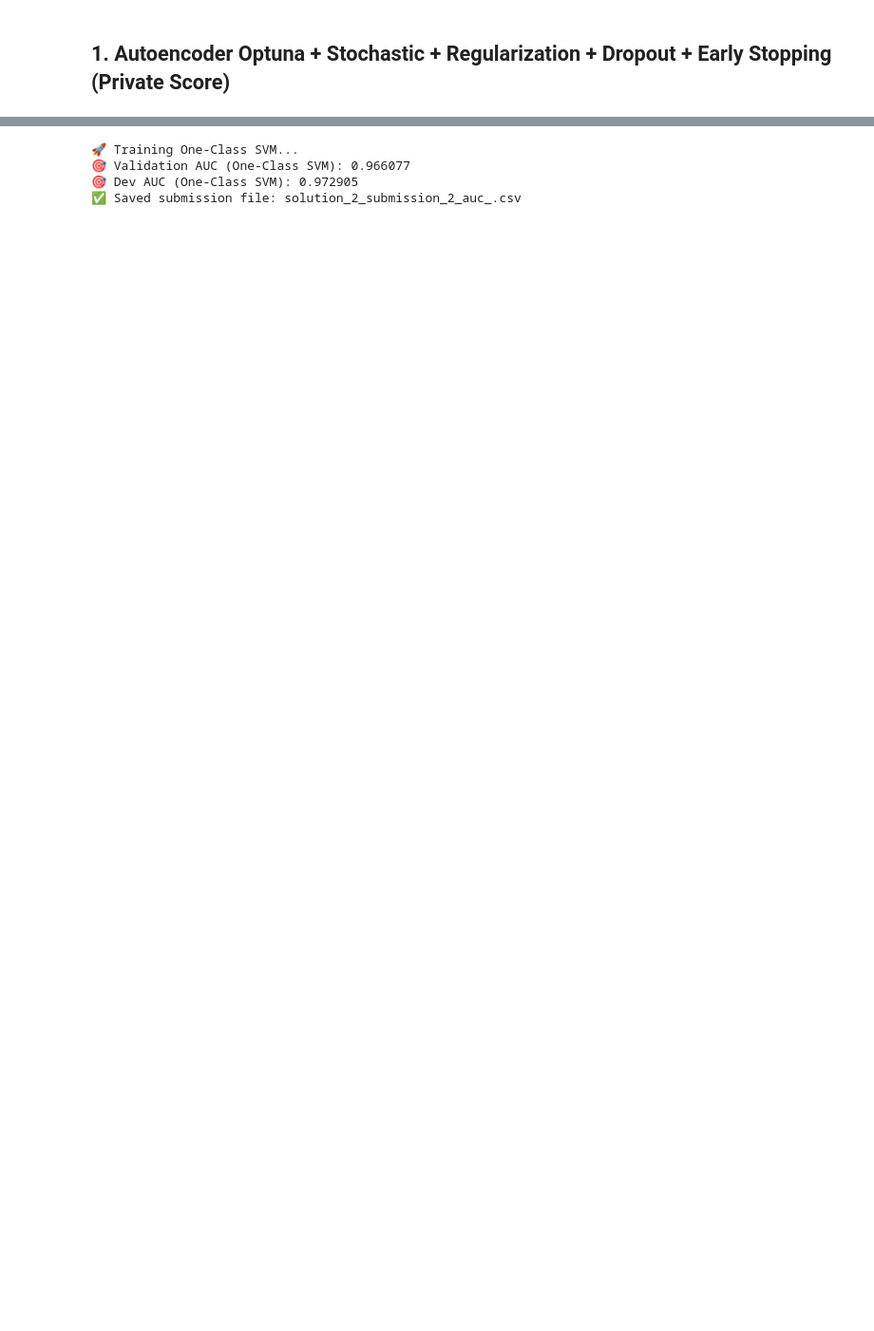
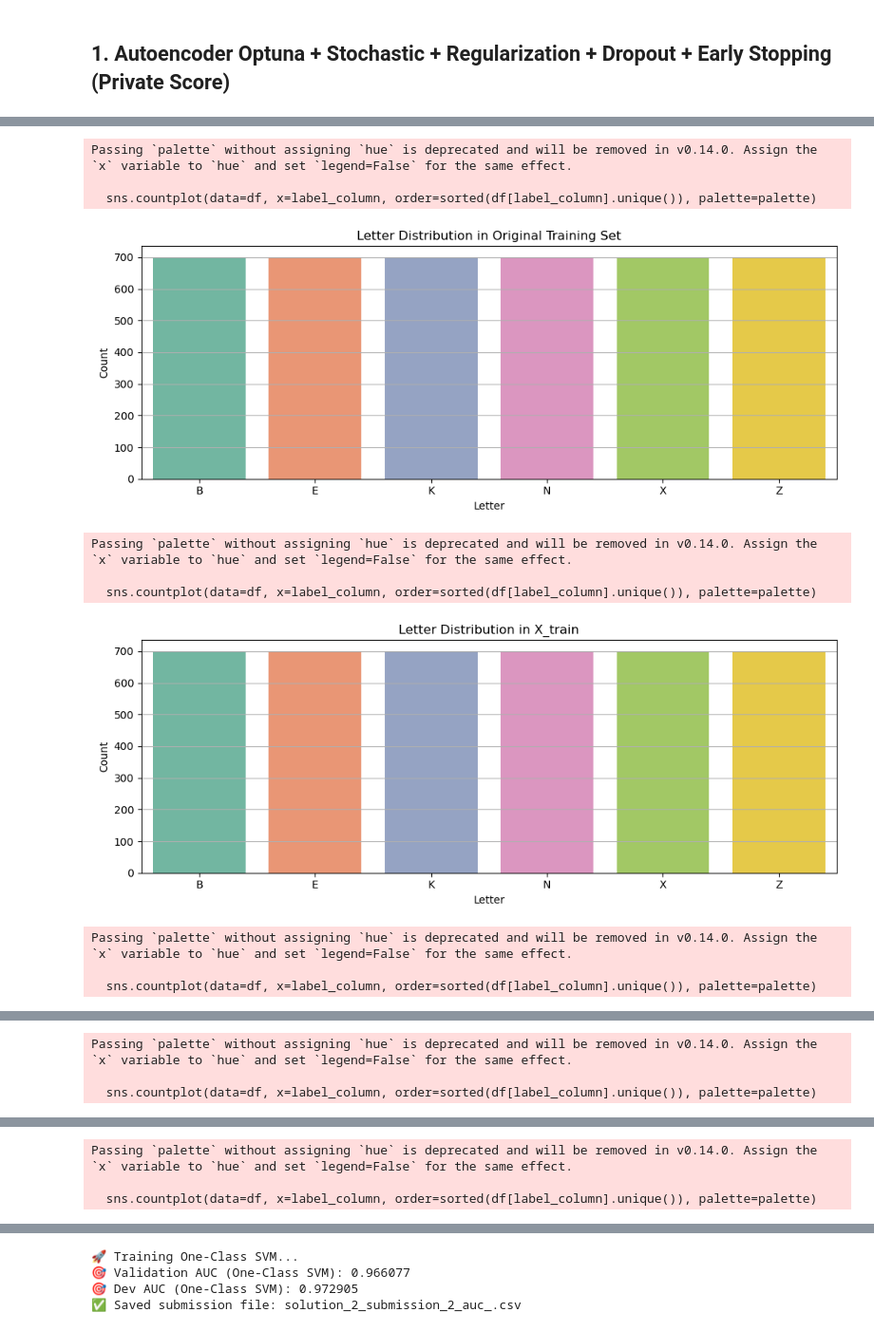
Before and after one commit to MinhBang1000/dat-min-nycu, a Jupyter notebook: HW2_313540015_Solution.ipynb, the cells around one changed output, grey strips where cells are left out. Shown at 95% size. Saved outputs shown, nothing was run; the diff lists cells and outputs as text; code cells hidden in the pictures; blank space fills up the shorter version.

```diff
--- a/HW2_313540015_Solution.ipynb
+++ b/HW2_313540015_Solution.ipynb
@@ -285,0 +309,65 @@ print(f"\n✅ {submission_name}.csv saved successfully!")
+# %%
+# load data
+entire_df = pd.read_csv('entire.csv')
+train_df = pd.read_csv('training.csv')
+test_df = pd.read_csv('test_X.csv')
+
+# preprocessing
+X_train = train_df.drop(columns=["lettr"])
+# y_train = train_df["lettr"]
+# X_train, X_val, _, y_val = train_test_split(X_train_full, y_train_full, stratify=y_train_full, test_size=0.1, random_state=SEED)
+# y_val_true = np.array([0 if y in INLIERS else 1 for y in y_val])
+X_test = test_df.copy()
+
+# build own_test
+inlier_nums = 600 // len(INLIERS) # 100 each
+outlier_nums = 400 // (len(entire_df["lettr"].unique()) - len(INLIERS)) # 20 each
+inlier_rows = entire_df[entire_df["lettr"].isin(INLIERS)]
+outlier_rows = entire_df[~entire_df["lettr"].isin(INLIERS)]
+inlier_part = inlier_rows.groupby('lettr').apply(lambda x: x.sample(n=inlier_nums, random_state=SEED)).reset_index(drop=True)
+outlier_part = outlier_rows.groupby('lettr').apply(lambda x: x.sample(n=outlier_nums, random_state=SEED)).reset_index(drop=True)
+own_test_df = pd.concat([inlier_part, outlier_part], ignore_index=True)
+own_test_df = own_test_df.reset_index(drop=True)
+
+X_own_test = own_test_df.drop(columns=["lettr"], axis=1)
+own_test_df["is_outlier"] = own_test_df["lettr"].apply(lambda x: 0 if x in INLIERS else 1)
+y_own_test = own_test_df["is_outlier"]
+
+# scaling
+scaler = StandardScaler()
+X_train_scaled = scaler.fit_transform(X_train)
+X_test_scaled = scaler.transform(X_test)
+X_own_test_scaled = scaler.transform(X_own_test)
+
+# X_train_scaled = X_train
+# X_test_scaled = X_test
+# X_own_test_scaled = X_own_test
+
+def plot_letter_distribution(df, label_column='lettr', title='Letter Distribution', palette='Set2'):
+    plt.figure(figsize=(10, 4))
+    sns.countplot(data=df, x=label_column, order=sorted(df[label_column].unique()), palette=palette)
+    plt.title(title)
+    plt.xlabel("Letter")
+    plt.ylabel("Count")
+    plt.grid(axis='y')
+    plt.tight_layout()
+    plt.show()
+
+# Plot distributions
+plot_letter_distribution(train_df, title="Letter Distribution in Original Training Set")
+plot_letter_distribution(train_df.iloc[X_train.index], title="Letter Distribution in X_train")
+plot_letter_distribution(train_df.iloc[X_val.index], title="Letter Distribution in X_val")
+plot_letter_distribution(entire_df, title="Letter Distribution in Entire Set")
+plot_letter_distribution(own_test_df, title="Letter Distribution in Own Test Set")
+# %% [output]
+Passing `palette` without assigning `hue` is deprecated and will be removed in v0.14.0. Assign the `x` variable to `hue` and set `legend=False` for the same effect.
+
+  sns.countplot(data=df, x=label_column, order=sorted(df[label_column].unique()), palette=palette)
+[figure, added]
+Passing `palette` without assigning `hue` is deprecated and will be removed in v0.14.0. Assign the `x` variable to `hue` and set `legend=False` for the same effect.
+
+  sns.countplot(data=df, x=label_column, order=sorted(df[label_column].unique()), palette=palette)
+[figure, added]
+Passing `palette` without assigning `hue` is deprecated and will be removed in v0.14.0. Assign the `x` variable to `hue` and set `legend=False` for the same effect.
+
+  sns.countplot(data=df, x=label_column, order=sorted(df[label_column].unique()), palette=palette)
@@ -285,0 +375,3 @@ print(f"\n✅ {submission_name}.csv saved successfully!")
+Passing `palette` without assigning `hue` is deprecated and will be removed in v0.14.0. Assign the `x` variable to `hue` and set `legend=False` for the same effect.
+
+  sns.countplot(data=df, x=label_column, order=sorted(df[label_column].unique()), palette=palette)
@@ -285,0 +379,3 @@ print(f"\n✅ {submission_name}.csv saved successfully!")
+Passing `palette` without assigning `hue` is deprecated and will be removed in v0.14.0. Assign the `x` variable to `hue` and set `legend=False` for the same effect.
+
+  sns.countplot(data=df, x=label_column, order=sorted(df[label_column].unique()), palette=palette)
```
Also changed, not shown: parts of 9 cells of this notebook.
